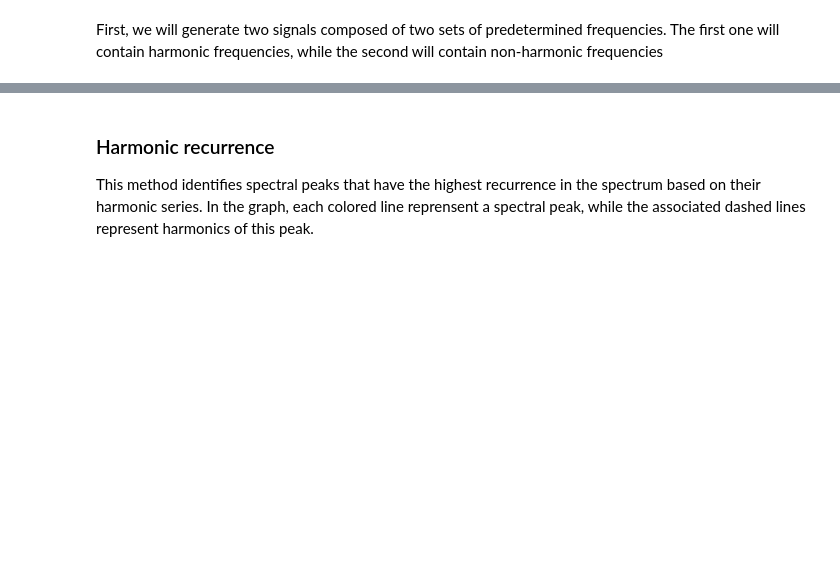
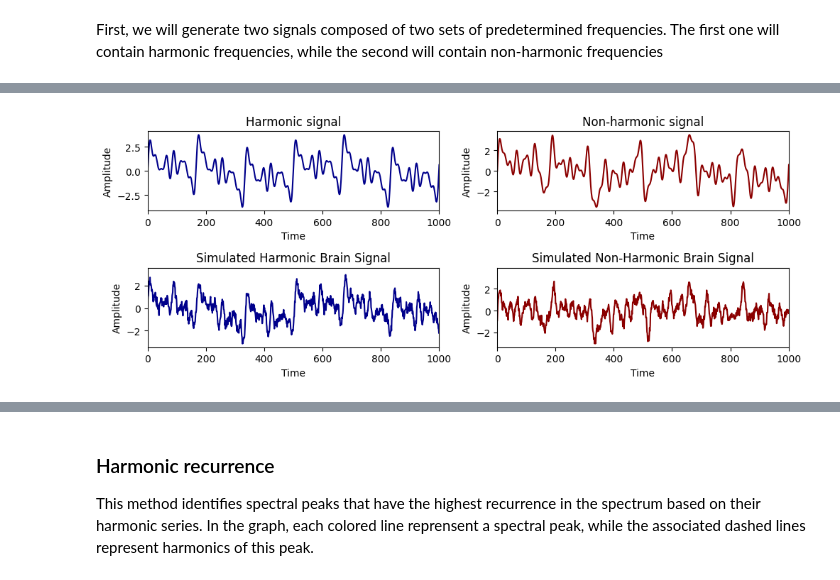
Before and after one commit to sangfrois/biotuner, a Jupyter notebook: docs/examples/peaks_extraction/peaks_extraction.ipynb, the cells around one changed output, grey strips where cells are left out. Saved outputs shown, nothing was run; the diff lists cells and outputs as text; code cells hidden in the pictures; blank space fills up the shorter version.

```diff
--- a/docs/examples/peaks_extraction/peaks_extraction.ipynb
+++ b/docs/examples/peaks_extraction/peaks_extraction.ipynb
@@ -39,3 +11,78 @@ plt.xlim(0, 1)
+# %%
+import numpy as np
+import matplotlib.pyplot as plt
+import warnings
+from biotuner.biotuner_utils import generate_signal
+from neurodsp.sim import sim_combined
+warnings.filterwarnings('ignore', category=DeprecationWarning)
+warnings.filterwarnings('ignore', category=RuntimeWarning)
+warnings.filterwarnings('ignore', category=FutureWarning)
+warnings.filterwarnings('ignore', category=UserWarning)
+
+sf = 1000
+length =4
+theta = 0
+freqs_harm = [2, 6, 12, 18, 24, 36, 48]
+freqs_noharm = [2, 5, 11, 17, 23, 33, 49]
+# set amplitudes to random between 0.5 and 1
+amps = np.random.uniform(0.5, 1, len(freqs_harm))
+
+signal_harm = generate_signal(sf, length, freqs_harm, amps, show=False)
+signal_noharm = generate_signal(sf, length, freqs_noharm, amps, show=False)
+
+# Set up simulation parameters for neurodsp
+n_seconds = 4
+fs = 1000
+components_harm = {
+    'sim_powerlaw': {'exponent': -0.8},
+    'sim_oscillation': [{'freq': freq} for freq in freqs_harm]  # list of dictionaries
+}
+components_noharm = {
+    'sim_powerlaw': {'exponent': -0.8},
+    'sim_oscillation': [{'freq': freq} for freq in freqs_noharm]  # list of dictionaries
+}
+
+# Each component (aperiodic & oscillatory) needs a variance
+component_variances = [10 for _ in range(len(freqs_noharm) + 1)]  # +1 for the 'sim_powerlaw' component
+
+# Simulate the signal
+brain_signal_harm = sim_combined(n_seconds, fs, components_harm, component_variances)
+brain_signal_noharm = sim_combined(n_seconds, fs, components_noharm, component_variances)
+
+# plot the signals with 2 rows of subplots
+
+fig, axs = plt.subplots(2, 2, figsize=(10, 4))  # Create 2x2 subplots
+
+# First row: Simulated oscillations
+axs[0, 0].plot(signal_harm, color='darkblue')
+axs[0, 0].set_title('Harmonic signal')
+axs[0, 0].set_xlabel('Time')
+axs[0, 0].set_ylabel('Amplitude')
+axs[0, 0].set_xlim(0, 1000)
+
+axs[0, 1].plot(signal_noharm, color='darkred')
+axs[0, 1].set_title('Non-harmonic signal')
+axs[0, 1].set_xlabel('Time')
+axs[0, 1].set_ylabel('Amplitude')
+axs[0, 1].set_xlim(0, 1000)
+
+# Second row: Simulated brain signals
+axs[1, 0].plot(brain_signal_harm, color='darkblue')
+axs[1, 0].set_title('Simulated Harmonic Brain Signal')
+axs[1, 0].set_xlabel('Time')
+axs[1, 0].set_ylabel('Amplitude')
+axs[1, 0].set_xlim(0, 1000)
+
+axs[1, 1].plot(brain_signal_noharm, color='darkred')
+axs[1, 1].set_title('Simulated Non-Harmonic Brain Signal')
+axs[1, 1].set_xlabel('Time')
+axs[1, 1].set_ylabel('Amplitude')
+axs[1, 1].set_xlim(0, 1000)
+
+plt.tight_layout()
+plt.show()
+# %% [output]
+[figure, added]
 # %% [markdown]
 Then, we want to retrieve the generator frequencies using different peaks_functions offered by the *biotuner*.
 
```
Also changed, not shown: parts of 28 cells of this notebook, 20 other files.
